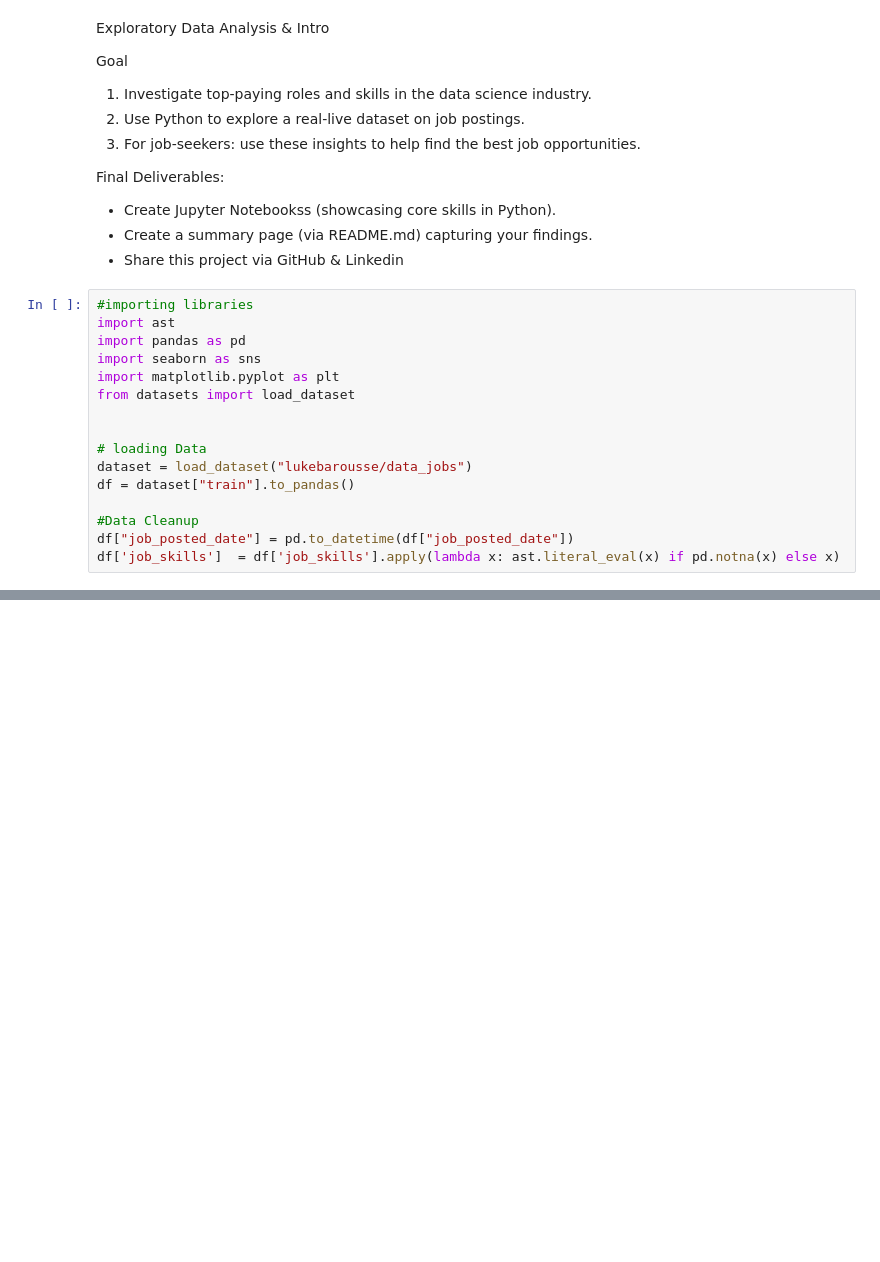
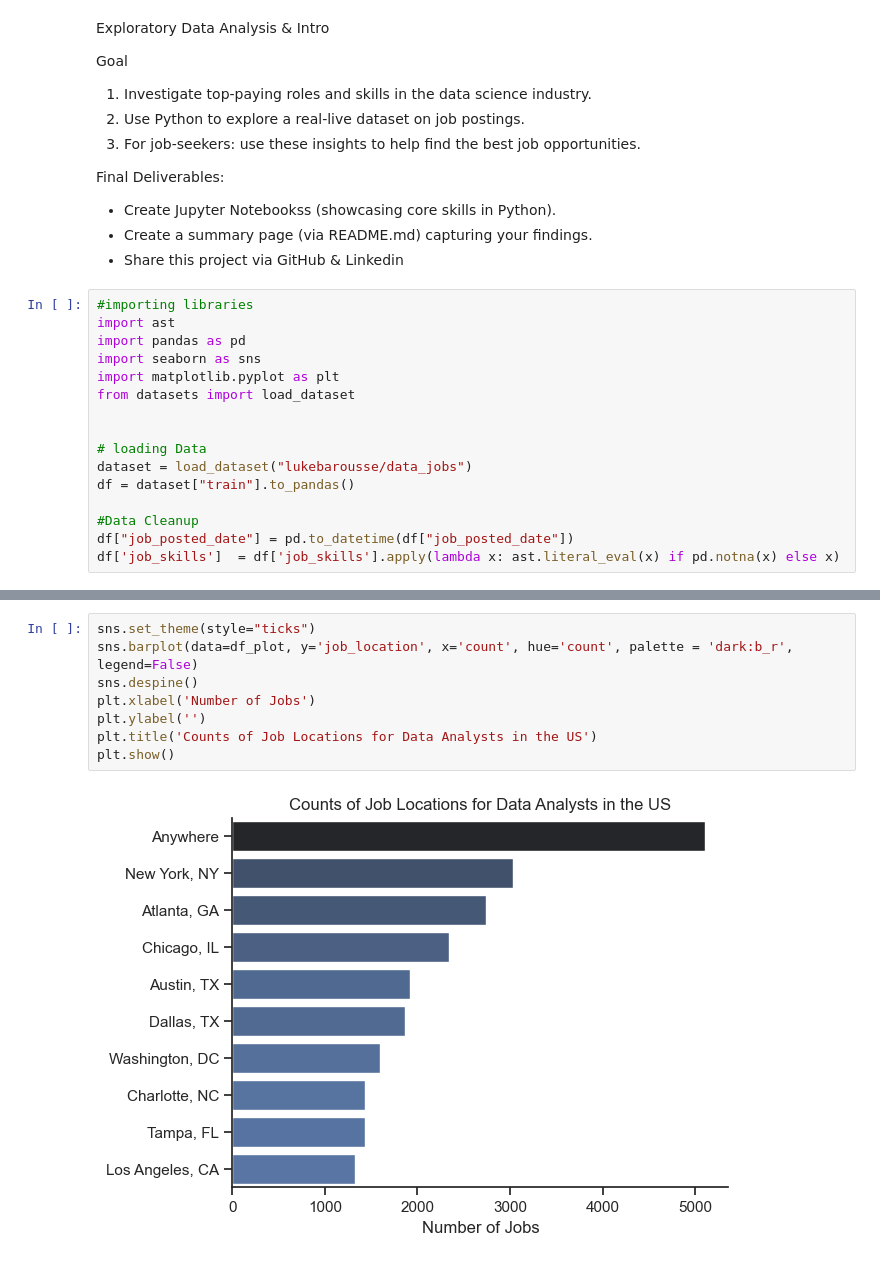
Before and after one commit to AdeniranSeun/Python_Data_Project, a Jupyter notebook: 3_Project/1_EDA_INtro.ipynb, the cells around one changed output, grey strips where cells are left out. Saved outputs shown, nothing was run; the diff lists cells and outputs as text; blank space fills up the shorter version.

```diff
--- a/3_Project/1_EDA_INtro.ipynb
+++ b/3_Project/1_EDA_INtro.ipynb
@@ -47,0 +35,10 @@ df_plot = df_DA_US['job_location'].value_counts().head(10).to_frame()
+# %%
+sns.set_theme(style="ticks")
+sns.barplot(data=df_plot, y='job_location', x='count', hue='count', palette = 'dark:b_r', legend=False)
+sns.despine()
+plt.xlabel('Number of Jobs')
+plt.ylabel('')
+plt.title('Counts of Job Locations for Data Analysts in the US')
+plt.show()
+# %% [output]
+[figure, added]
```
Also changed, not shown: parts of 3 cells of this notebook, 14 other files.
